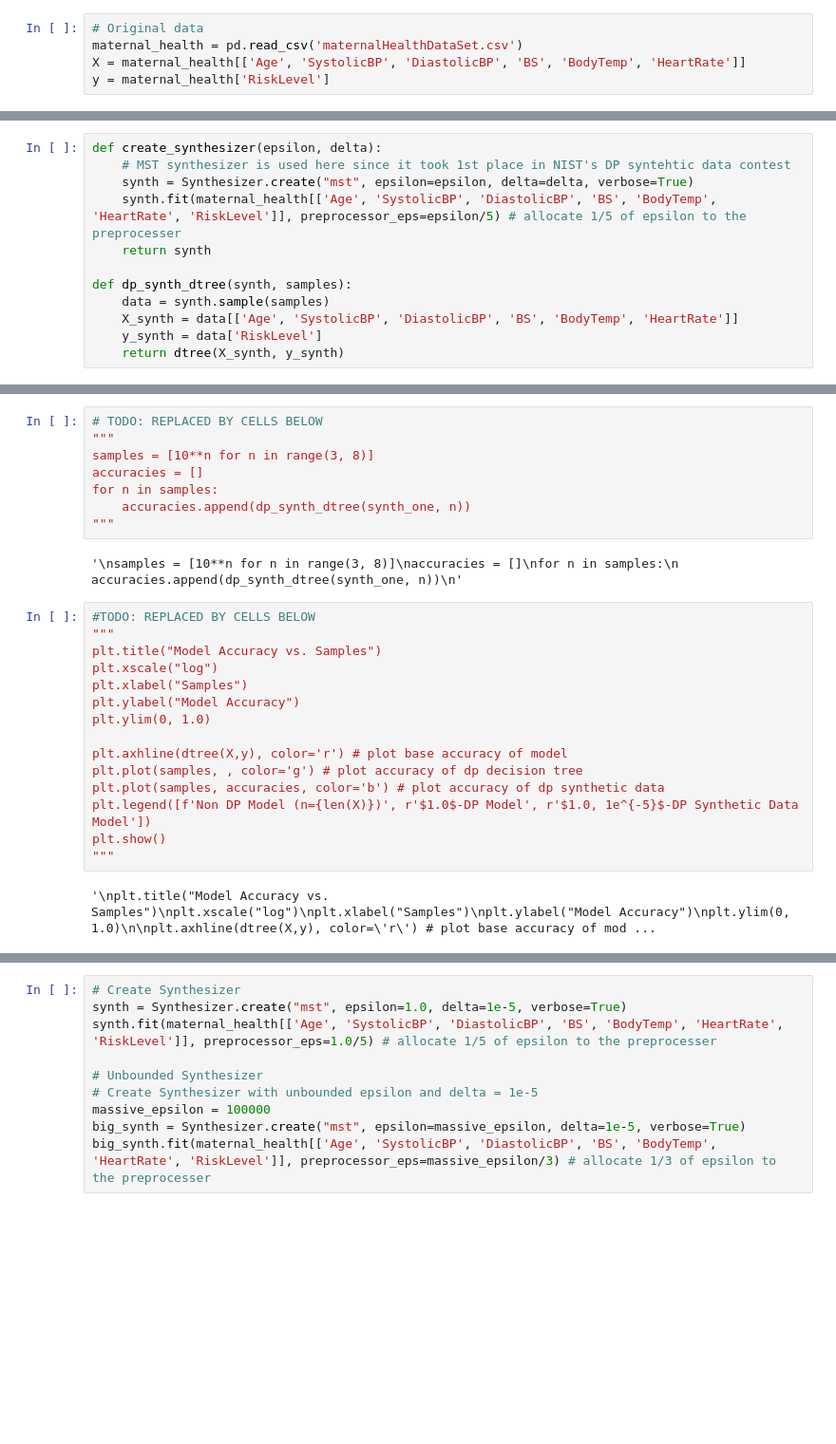
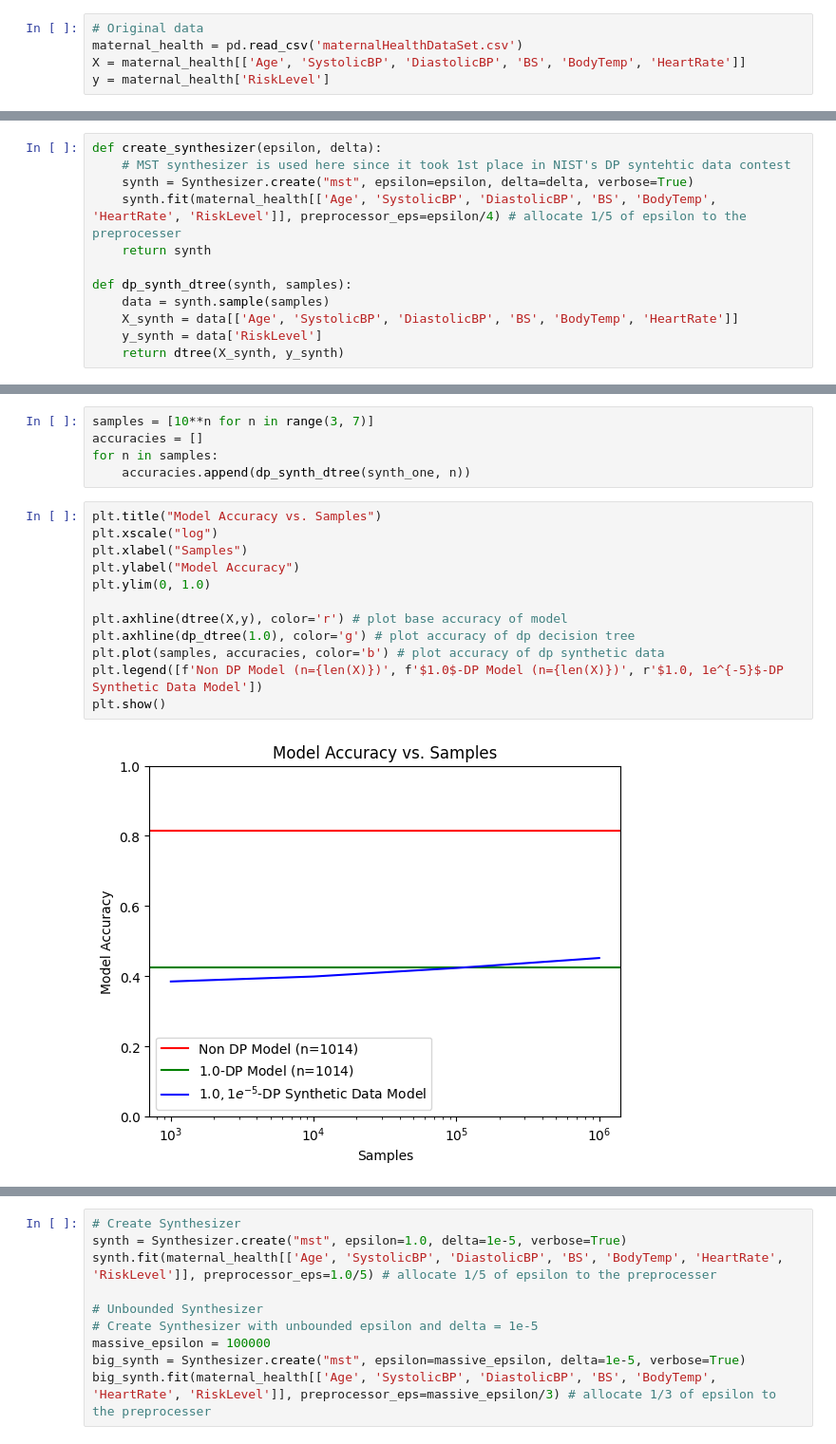
Before and after one commit to levipare/cs3110-final-project, a Jupyter notebook: project.ipynb, the cells around one changed output, grey strips where cells are left out. Shown: that part at 95% size. Saved outputs shown, nothing was run; the diff lists cells and outputs as text; blank space fills up the shorter version.

Commit message:
Renamed section titles and orgnization

```diff
--- a/project.ipynb
+++ b/project.ipynb
@@ -49,7 +49,7 @@ dp_dtree(1.0)
 def create_synthesizer(epsilon, delta):
     # MST synthesizer is used here since it took 1st place in NIST's DP syntehtic data contest
     synth = Synthesizer.create("mst", epsilon=epsilon, delta=delta, verbose=True)
-    synth.fit(maternal_health[['Age', 'SystolicBP', 'DiastolicBP', 'BS', 'BodyTemp', 'HeartRate', 'RiskLevel']], preprocessor_eps=epsilon/5) # allocate 1/5 of epsilon to the preprocesser
+    synth.fit(maternal_health[['Age', 'SystolicBP', 'DiastolicBP', 'BS', 'BodyTemp', 'HeartRate', 'RiskLevel']], preprocessor_eps=epsilon/4) # allocate 1/5 of epsilon to the preprocesser
     return synth
 
 def dp_synth_dtree(synth, samples):
@@ -67,29 +68,21 @@ Fitting with 72960000 dimensions
 Getting cliques
 Estimating marginals
 # %%
-# TODO: REPLACED BY CELLS BELOW
-"""
-samples = [10**n for n in range(3, 8)]
+samples = [10**n for n in range(3, 7)]
 accuracies = []
 for n in samples:
     accuracies.append(dp_synth_dtree(synth_one, n))
-"""
-# %% [output]
-'\nsamples = [10**n for n in range(3, 8)]\naccuracies = []\nfor n in samples:\n    accuracies.append(dp_synth_dtree(synth_one, n))\n'
 # %%
-#TODO: REPLACED BY CELLS BELOW
-"""
 plt.title("Model Accuracy vs. Samples")
 plt.xscale("log")
 plt.xlabel("Samples")
 plt.ylabel("Model Accuracy")
 plt.ylim(0, 1.0)
 
 plt.axhline(dtree(X,y), color='r') # plot base accuracy of model
-plt.plot(samples, , color='g') # plot accuracy of dp decision tree
+plt.axhline(dp_dtree(1.0), color='g') # plot accuracy of dp decision tree
 plt.plot(samples, accuracies, color='b') # plot accuracy of dp synthetic data
-plt.legend([f'Non DP Model (n={len(X)})', r'$1.0$-DP Model', r'$1.0, 1e^{-5}$-DP Synthetic Data Model'])
+plt.legend([f'Non DP Model (n={len(X)})', f'$1.0$-DP Model (n={len(X)})', r'$1.0, 1e^{-5}$-DP Synthetic Data Model'])
 plt.show()
-"""
 # %% [output]
-'\nplt.title("Model Accuracy vs. Samples")\nplt.xscale("log")\nplt.xlabel("Samples")\nplt.ylabel("Model Accuracy")\nplt.ylim(0, 1.0)\n\nplt.axhline(dtree(X,y), color=\'r\') # plot base accuracy of mod ...
+[figure, added]
```
Also changed, not shown: parts of 15 cells of this notebook.
